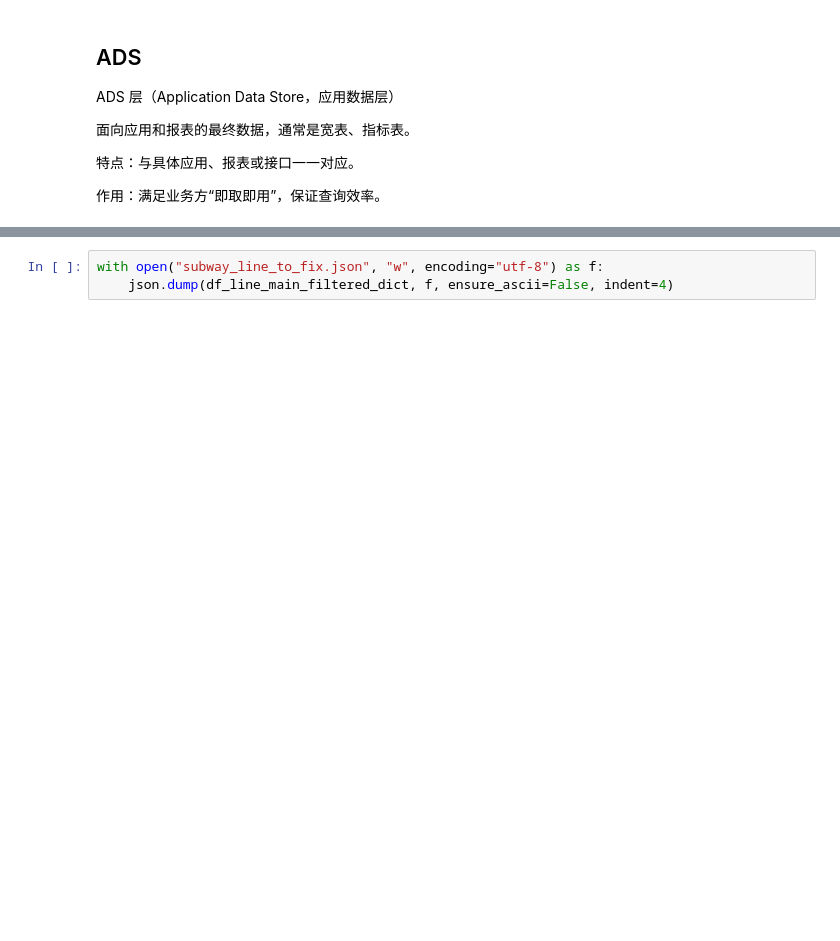
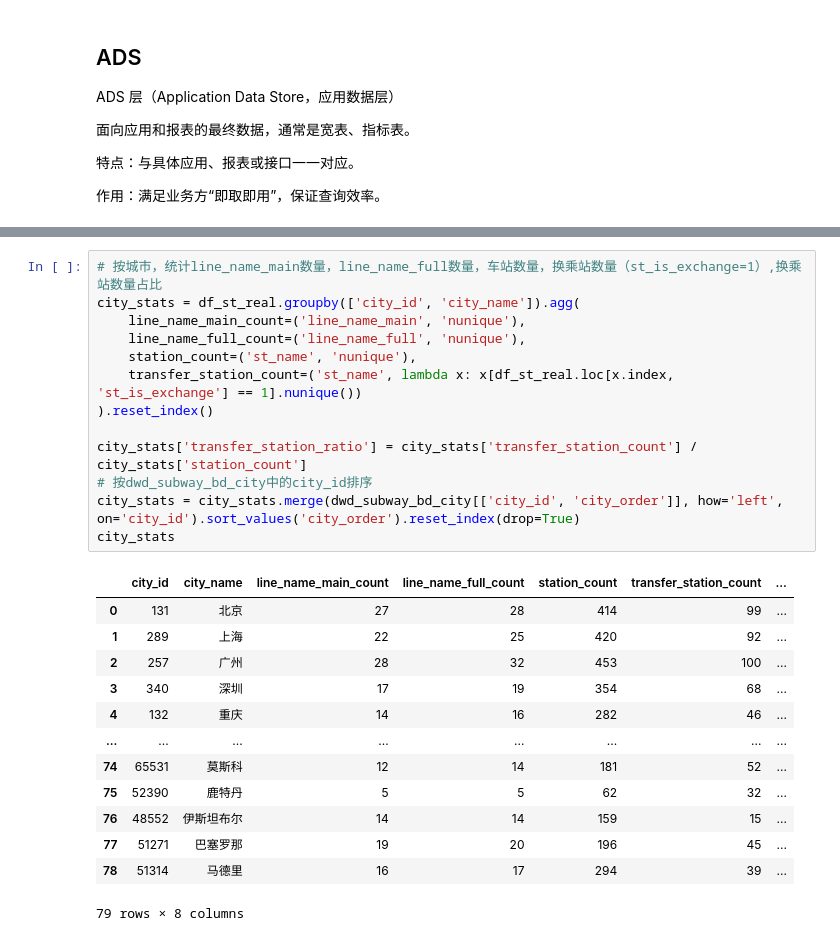
Before and after one commit to Kofi-W/net_charts, a Jupyter notebook: data/subway/data_crawler/data_process_baidu.ipynb, the cells around one changed output, grey strips where cells are left out. Cells and saved outputs as stored; diff of their text form; blank space fills up the shorter version.

```diff
--- a/data/subway/data_crawler/data_process_baidu.ipynb
+++ b/data/subway/data_crawler/data_process_baidu.ipynb
@@ -628,3 +631,27 @@ df_st_real
-# %%
-with open("subway_line_to_fix.json", "w", encoding="utf-8") as f:
-    json.dump(df_line_main_filtered_dict, f, ensure_ascii=False, indent=4)
+# %%
+# 按城市，统计line_name_main数量，line_name_full数量，车站数量，换乘站数量（st_is_exchange=1）,换乘站数量占比
+city_stats = df_st_real.groupby(['city_id', 'city_name']).agg(
+    line_name_main_count=('line_name_main', 'nunique'),
+    line_name_full_count=('line_name_full', 'nunique'),
+    station_count=('st_name', 'nunique'),
+    transfer_station_count=('st_name', lambda x: x[df_st_real.loc[x.index, 'st_is_exchange'] == 1].nunique())
+).reset_index()
+
+city_stats['transfer_station_ratio'] = city_stats['transfer_station_count'] / city_stats['station_count']
+# 按dwd_subway_bd_city中的city_id排序
+city_stats = city_stats.merge(dwd_subway_bd_city[['city_id', 'city_order']], how='left', on='city_id').sort_values('city_order').reset_index(drop=True)
+city_stats
+# %% [output]
+|  | city_id | city_name | line_name_main_count | line_name_full_count | station_count | transfer_station_count | ... |
+| 0 | 131 | 北京 | 27 | 28 | 414 | 99 | ... |
+| 1 | 289 | 上海 | 22 | 25 | 420 | 92 | ... |
+| 2 | 257 | 广州 | 28 | 32 | 453 | 100 | ... |
+| 3 | 340 | 深圳 | 17 | 19 | 354 | 68 | ... |
+| 4 | 132 | 重庆 | 14 | 16 | 282 | 46 | ... |
+| ... | ... | ... | ... | ... | ... | ... | ... |
+| 74 | 65531 | 莫斯科 | 12 | 14 | 181 | 52 | ... |
+| 75 | 52390 | 鹿特丹 | 5 | 5 | 62 | 32 | ... |
+| 76 | 48552 | 伊斯坦布尔 | 14 | 14 | 159 | 15 | ... |
+| 77 | 51271 | 巴塞罗那 | 19 | 20 | 196 | 45 | ... |
+| 78 | 51314 | 马德里 | 16 | 17 | 294 | 39 | ... |
+79 rows × 8 columns
```
Also changed, not shown: parts of 6 cells of this notebook, 1 other file.
